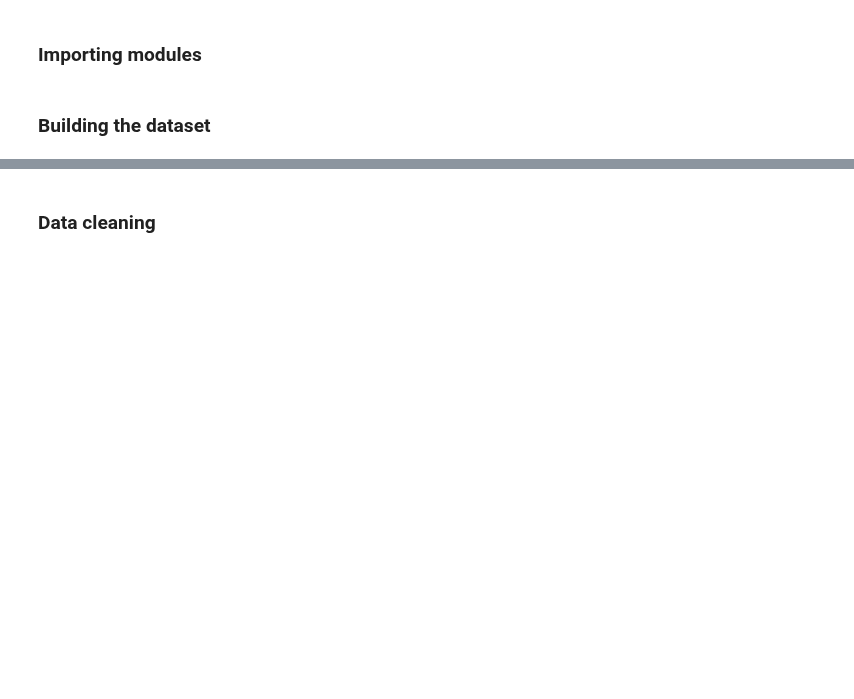
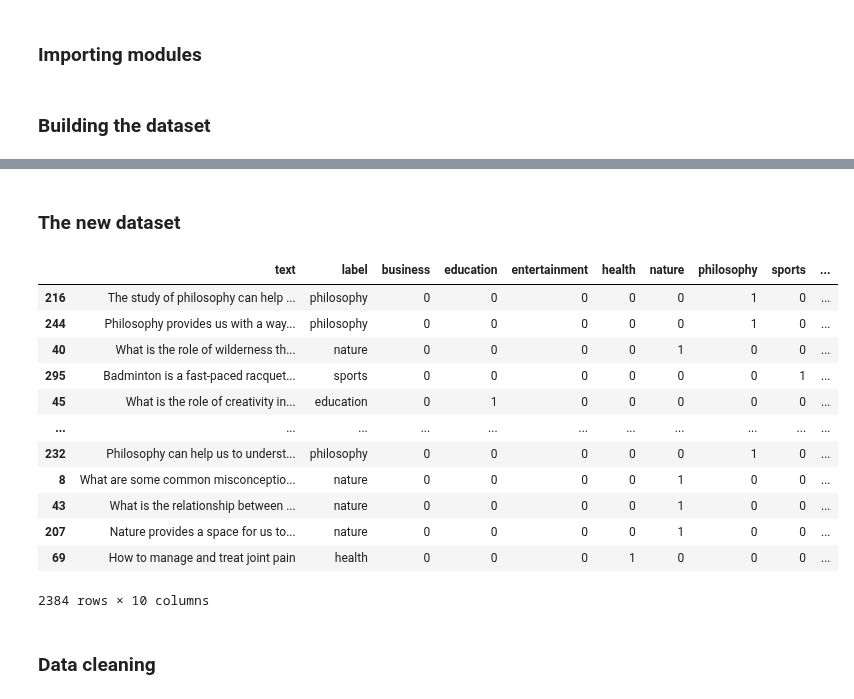
Before and after one commit to BrouthenKamel/JunctionX_topic_classification_model, a Jupyter notebook: JunctionX_topic_classification.ipynb, the cells around one changed output, grey strips where cells are left out. Cells and saved outputs as stored; diff of their text form; code cells hidden in the pictures; blank space fills up the shorter version.

```diff
--- a/JunctionX_topic_classification.ipynb
+++ b/JunctionX_topic_classification.ipynb
@@ -47 +37,8 @@ dataset = pd.DataFrame(columns, columns = columns.keys())
+# %%
+dataset = pd.DataFrame(columns = ['text', 'label'])
+
+for label_name in names:
+  dataset = pd.concat([dataset, dataframes[label_name]])
+# %%
+dataset = dataset.sample(frac=1, random_state=42)
 # %%
@@ -48,0 +46,2 @@ dataset.to_csv("/content/dataset.csv")
+# %% [markdown]
+### The new dataset
@@ -49,3 +50,33 @@ dataset.to_csv("/content/dataset.csv")
+# %%
+columns = dict()
+
+for label in names:
+
+  columns[label] = []
+  for data_label in dataset.label.values:
+    if label == data_label:
+      columns[label].append(1)
+    else:
+      columns[label].append(0)
+# %%
+for column_name in names:
+  dataset[column_name] = columns[column_name]
+# %%
+dataset
+# %% [output]
+|  | text | label | business | education | entertainment | health | nature | philosophy | sports | ... |
+| 216 | The study of philosophy can help ... | philosophy | 0 | 0 | 0 | 0 | 0 | 1 | 0 | ... |
+| 244 | Philosophy provides us with a way... | philosophy | 0 | 0 | 0 | 0 | 0 | 1 | 0 | ... |
+| 40 | What is the role of wilderness th... | nature | 0 | 0 | 0 | 0 | 1 | 0 | 0 | ... |
+| 295 | Badminton is a fast-paced racquet... | sports | 0 | 0 | 0 | 0 | 0 | 0 | 1 | ... |
+| 45 | What is the role of creativity in... | education | 0 | 1 | 0 | 0 | 0 | 0 | 0 | ... |
+| ... | ... | ... | ... | ... | ... | ... | ... | ... | ... | ... |
+| 232 | Philosophy can help us to underst... | philosophy | 0 | 0 | 0 | 0 | 0 | 1 | 0 | ... |
+| 8 | What are some common misconceptio... | nature | 0 | 0 | 0 | 0 | 1 | 0 | 0 | ... |
+| 43 | What is the relationship between ... | nature | 0 | 0 | 0 | 0 | 1 | 0 | 0 | ... |
+| 207 | Nature provides a space for us to... | nature | 0 | 0 | 0 | 0 | 1 | 0 | 0 | ... |
+| 69 | How to manage and treat joint pain | health | 0 | 0 | 0 | 1 | 0 | 0 | 0 | ... |
+2384 rows × 10 columns
 # %% [markdown]
 ### Data cleaning
 # %%
```
Also changed, not shown: parts of 28 cells of this notebook.
